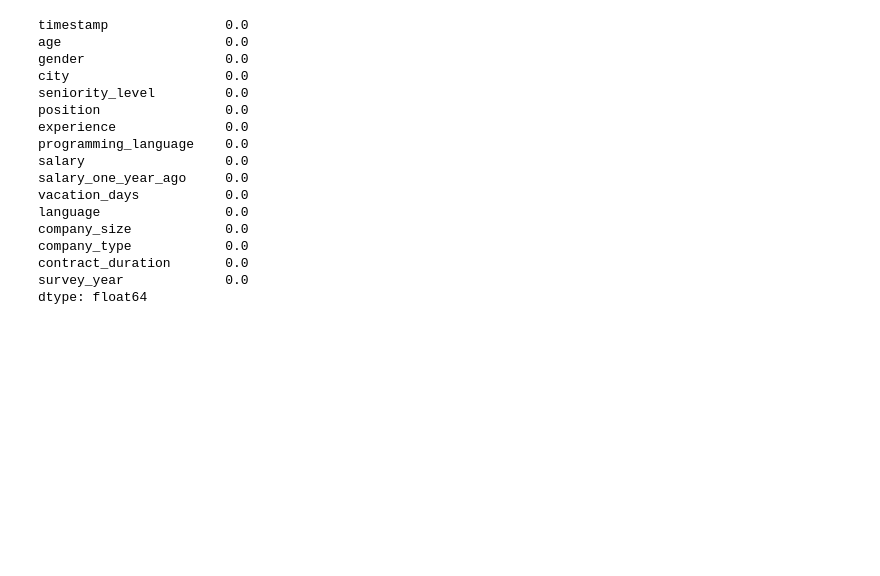
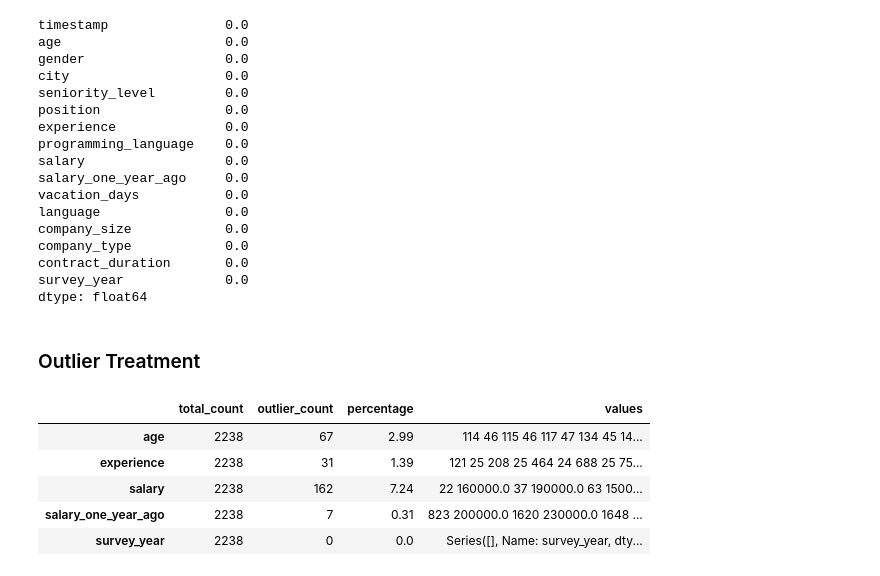
Before and after one commit to adnaaaen/eda-and-visualization, a Jupyter notebook: IT-salary/notebooks/initial_cleaning.ipynb, the cells around one changed output. Drawn from its saved outputs; the diff is of its cells as text; code cells hidden in the pictures; blank space fills up the shorter version.

```diff
--- a/IT-salary/notebooks/initial_cleaning.ipynb
+++ b/IT-salary/notebooks/initial_cleaning.ipynb
@@ -164,3 +169,32 @@ company_type            0.0
 contract_duration       0.0
 survey_year             0.0
 dtype: float64
+# %% [markdown]
+### Outlier Treatment
+# %%
+def show_outlier_details(df: pd.DataFrame, columns: list[str], threshold: float = 1.5) -> pd.DataFrame:
+    data = {}
+    for each in columns:
+        Q1, Q3 = df[each].quantile([.25, .75])
+        IQR = Q3 - Q1
+        lower_limit = Q1 - (IQR * threshold)
+        upper_limit = Q3 + (IQR * threshold)
+        total_count = df.shape[0]
+        outliers = df[~df[each].between(lower_limit, upper_limit)]
+        outlier_count = outliers.shape[0]
+        percentage = round((outlier_count / total_count) * 100, 2)
+        values = outliers[each]
+        data[each] = {"total_count" : total_count, "outlier_count" : outlier_count, "percentage" : percentage,
+                     "values" : values}
+    return pd.DataFrame(data).T
+# %%
+numerical_columns = df.select_dtypes(np.number).columns
+# %%
+show_outlier_details(df = df, columns=numerical_columns)
+# %% [output]
+|  | total_count | outlier_count | percentage | values |
+| age | 2238 | 67 | 2.99 | 114 46 115 46 117 47 134 45 14... |
+| experience | 2238 | 31 | 1.39 | 121 25 208 25 464 24 688 25 75... |
+| salary | 2238 | 162 | 7.24 | 22 160000.0 37 190000.0 63 1500... |
+| salary_one_year_ago | 2238 | 7 | 0.31 | 823 200000.0 1620 230000.0 1648 ... |
+| survey_year | 2238 | 0 | 0.0 | Series([], Name: survey_year, dty... |
```
Also changed, not shown: parts of 11 cells of this notebook, 6 other files.
